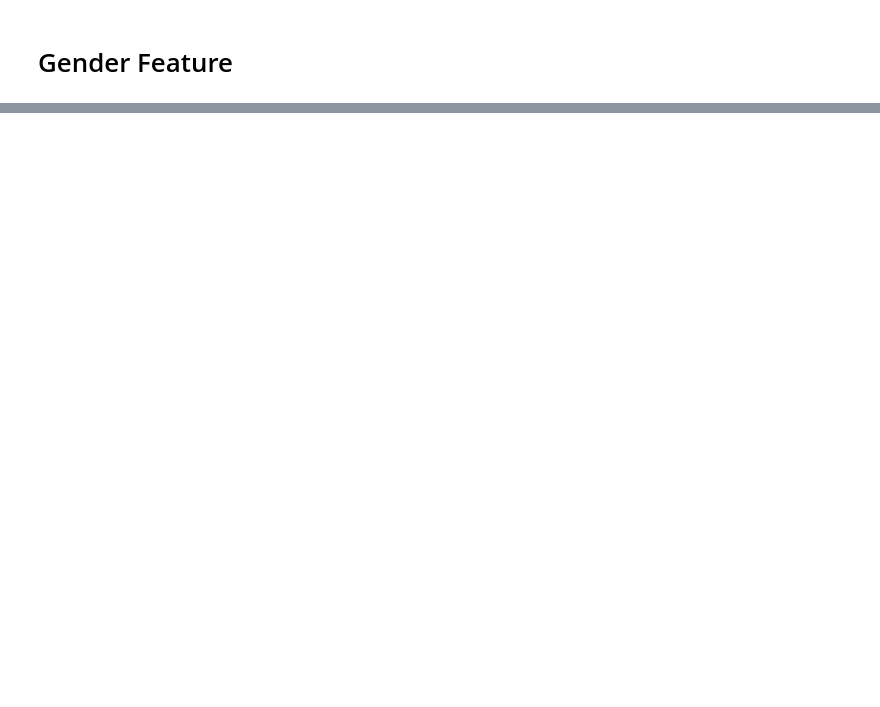
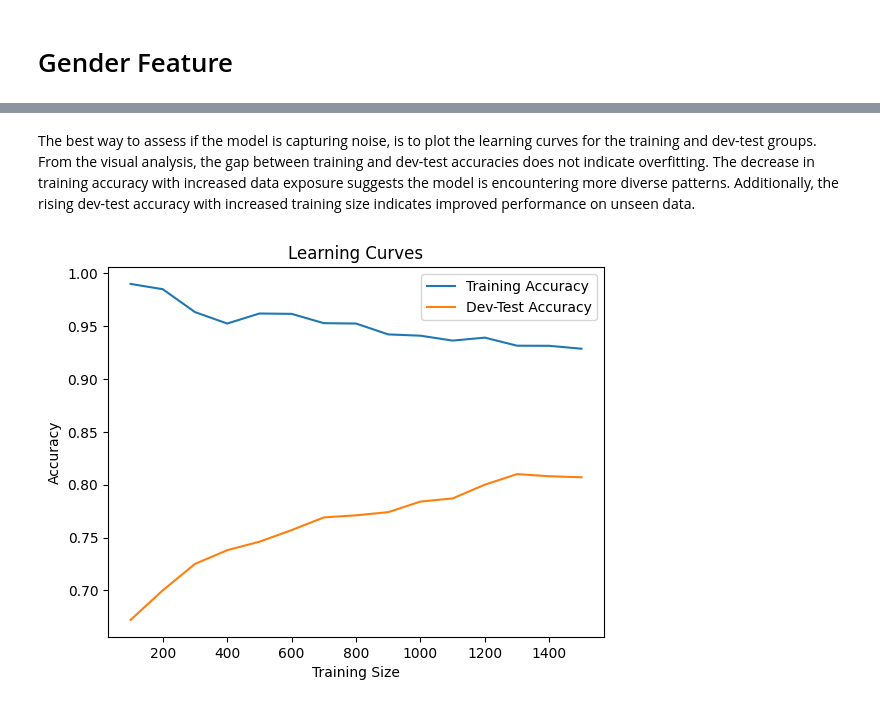
Before and after one commit to pujaroy280/DATA620WebAnalytics, a Jupyter notebook: Project_3_.ipynb, the cells around one changed output, grey strips where cells are left out. Saved outputs shown, nothing was run; the diff lists cells and outputs as text; code cells hidden in the pictures; blank space fills up the shorter version.

```diff
--- a/Project_3_.ipynb
+++ b/Project_3_.ipynb
@@ -109,3 +156,3 @@ Labeled Names: [('Michal', 'female'), ('Darcy', 'female'), ('Wilmette', 'female'
 # %%
-def gender_feature(word):
+def gender_features1(word):
   return {'last_letter':word[-1]}
@@ -114,0 +464,24 @@ train_set, test_set = featuresets[500:], featuresets[:500]
+# %%
+def count_syllables(word):
+    return syllapy.count(word)
+
+def gender_features8(word):
+    length = len(word)
+    syllables = count_syllables(word)
+
+    return {'suffix2':word[-2:],
+          'suffix3':word[-3:],
+          'prefix2':word[:2],
+          'prefix3':word[:3],
+          'syllables': syllables}
+random.seed(109)
+random.shuffle(labeled_names)
+
+train_names8 = labeled_names[1500:]
+devtest_names8 = labeled_names[500:1500]
+test_names8 = labeled_names[:500]
+
+train_set8 = [(gender_features8(n), g) for (n,g) in train_names8]
+devtest_set8 = [(gender_features8(n), g) for (n,g) in devtest_names8]
+classifier = nltk.NaiveBayesClassifier.train(train_set8)
+print(nltk.classify.accuracy(classifier, devtest_set8))
@@ -114,0 +538,23 @@ train_set, test_set = featuresets[500:], featuresets[:500]
+# %% [markdown]
+The best way to assess if the model is capturing noise, is to plot the learning curves for the training and dev-test groups. From the visual analysis, the gap between training and dev-test accuracies does not indicate overfitting. The decrease in training accuracy with increased data exposure suggests the model is encountering more diverse patterns. Additionally, the rising dev-test accuracy with increased training size indicates improved performance on unseen data.
+# %%
+
+
+train_set8 = [(gender_features8(n), g) for (n, g) in train_names8]
+devtest_set8 = [(gender_features8(n), g) for (n, g) in devtest_names8]
+test_set8 = [(gender_features8(n), g) for (n, g) in test_names8]
+
+# Add more training set sizes
+train_sizes = [100, 200, 300, 400, 500, 600, 700, 800, 900, 1000, 1100, 1200, 1300, 1400, 1500]
+train_accuracies = []
+devtest_accuracies = []
+
+for size in train_sizes:
+    train_acc, devtest_acc = train_and_evaluate(train_set8[:size], devtest_set8)
+    train_accuracies.append(train_acc)
+    devtest_accuracies.append(devtest_acc)
+
+# Plot the learning curves
+plot_learning_curves(train_sizes, train_accuracies, devtest_accuracies)
+# %% [output]
+[figure, added]
```
Also changed, not shown: parts of 52 cells of this notebook.
